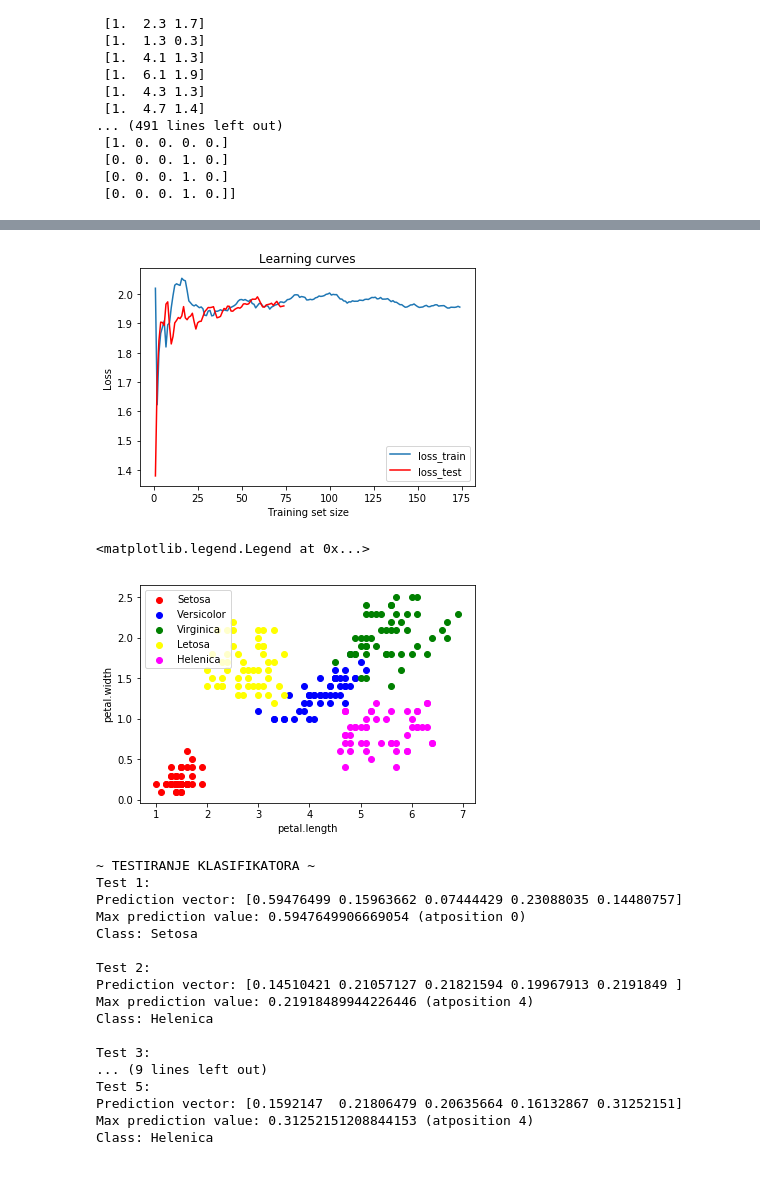
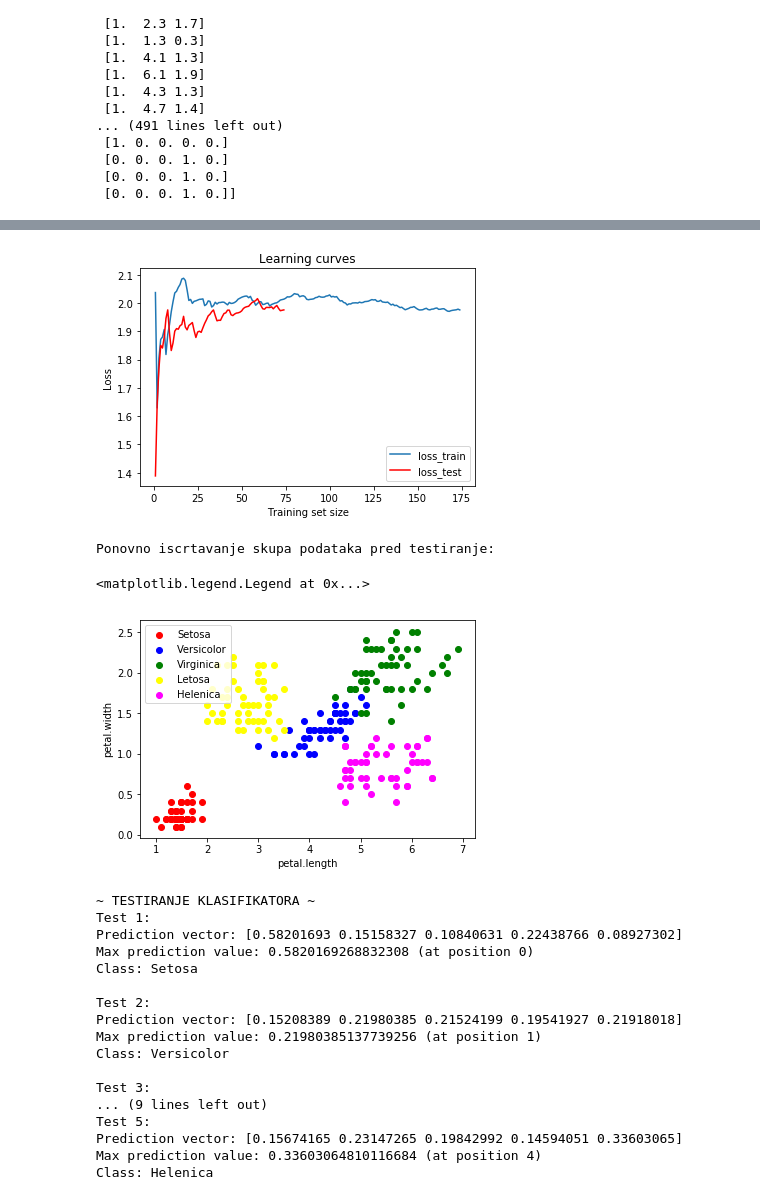
Before and after one commit to alexein777/ml-model-implementations, a Jupyter notebook: andrew_ng/07_neural_multiclass_classification.ipynb, the cells around one changed output, grey strips where cells are left out. Drawn from its saved outputs; the diff is of its cells as text; code cells hidden in the pictures.

```diff
--- a/andrew_ng/07_neural_multiclass_classification.ipynb
+++ b/andrew_ng/07_neural_multiclass_classification.ipynb
@@ -236,0 +198,6 @@ print(diff)
+# %%
+print('~ ALL NEURAL NETWORKS ~\n')
+for i, nn in enumerate(neural_networks):
+    print(f'Neural network v{i+1}:')
+    nn.print_network()
+    print()
@@ -237,5 +222,5 @@ print(diff)
 # %%
-lambdas = [0] + [0.01 * (1.5**i) for i in range(8)]
+lambdas = [0] + [0.01 * (1.5**i) for i in range(7)]
 print('lamda parameters:')
 print(lambdas)
 # %% [output]
@@ -244,4 +229,10 @@ lamda parameters:
 # %%
-classifiers = [nn1.fit(X_train, y_train, alpha=0.01, lambda_param=lambda_param, plot=True)
-               for lambda_param in lambdas]
+classifiers = []
+for nn in neural_networks:
+    for lambda_param in lambdas:
+        classifiers.append(nn.fit(X_train,
+                                  y_train,
+                                  alpha=0.01,
+                                  lambda_param=lambda_param,
+                                  plot=True))
 # %% [output]
@@ -274,15 +276,15 @@ Klasifikator 8: loss = 2.3872106369532338
 # %%
 min_loss = float('inf')
-best_clf1 = None
-best_lambda = None
+best_clf = None
 
-for i in range(len(losses_test)):
-    if losses_test[i] < min_loss:
-        min_loss = losses_test[i]
-        best_clf1 = classifiers[i]
-        best_lambda = lambdas[i]
+for i, loss in enumerate(losses_test):
+    if loss < min_loss:
+        min_loss = loss
+        best_clf = classifiers[i]
 
 print(f'Najmanji gubitak (na test skupu) za svaki klasifikator: {min_loss}')
 print(f'Regularizacioni parametar lambda za koji je naucen najbolji model: '
-      f'{best_clf1.lambda_learned}')
+      f'{best_clf.lambda_learned}')
+print('Model najboljeg klasifikatora:')
+best_clf.print_model()
 # %% [output]
@@ -291,8 +308,10 @@ Regularizacioni parametar lambda za koji je naucen najbolji model: 0.03375
 # %%
-nc.plot_learning_curves(X_train, y_train, X_test, y_test, best_clf1)
+nc.plot_learning_curves(X_train, y_train, X_test, y_test, best_clf)
 # %% [output]
-[figure, old version]
+[figure, new version]
 # %%
+print('Ponovno iscrtavanje skupa podataka pred testiranje:')
+
 colors = ['red', 'blue', 'green', 'yellow', 'magenta']
 for c, cls in zip(colors, classes):
     subsample = df.loc[df['variety'] == cls]
@@ -303,7 +322,8 @@ plt.ylabel(attr2)
 
 plt.legend(classes)
 # %% [output]
-<matplotlib.legend.Legend at 0x...>
+Ponovno iscrtavanje skupa podataka pred testiranje:
+<matplotlib.legend.Legend at 0x...>
 [figure]
 # %%
 x1 = np.array([1, 0.5, 0.4]) # Setosa
@@ -312,11 +332,11 @@ x3 = np.array([1, 5.5, 2]) # Virginca
 x4 = np.array([1, 2.9, 1.9]) # Letosa
 x5 = np.array([1, 5.2, 0.8]) # Helenica
 # %%
-y_predict1 = best_clf1.predict(x1)
-y_predict2 = best_clf1.predict(x2)
-y_predict3 = best_clf1.predict(x3)
-y_predict4 = best_clf1.predict(x4)
-y_predict5 = best_clf1.predict(x5)
+y_predict1 = best_clf.predict(x1)
+y_predict2 = best_clf.predict(x2)
+y_predict3 = best_clf.predict(x3)
+y_predict4 = best_clf.predict(x4)
+y_predict5 = best_clf.predict(x5)
 
 print('~ TESTIRANJE KLASIFIKATORA ~')
 
@@ -342,18 +362,18 @@ print()
 # %% [output]
 ~ TESTIRANJE KLASIFIKATORA ~
 Test 1:
-Prediction vector: [0.59476499 0.15963662 0.07444429 0.23088035 0.14480757]
-Max prediction value: 0.5947649906669054 (atposition 0)
+Prediction vector: [0.58201693 0.15158327 0.10840631 0.22438766 0.08927302]
+Max prediction value: 0.5820169268832308 (at position 0)
 Class: Setosa
 
 Test 2:
-Prediction vector: [0.14510421 0.21057127 0.21821594 0.19967913 0.2191849 ]
-Max prediction value: 0.21918489944226446 (atposition 4)
-Class: Helenica
+Prediction vector: [0.15208389 0.21980385 0.21524199 0.19541927 0.21918018]
+Max prediction value: 0.21980385137739256 (at position 1)
+Class: Versicolor
 
 Test 3:
 ... (9 lines left out)
 Test 5:
-Prediction vector: [0.1592147  0.21806479 0.20635664 0.16132867 0.31252151]
-Max prediction value: 0.31252151208844153 (atposition 4)
+Prediction vector: [0.15674165 0.23147265 0.19842992 0.14594051 0.33603065]
+Max prediction value: 0.33603064810116684 (at position 4)
 Class: Helenica
```
Also changed, not shown: parts of 18 cells of this notebook, 2 other files.
